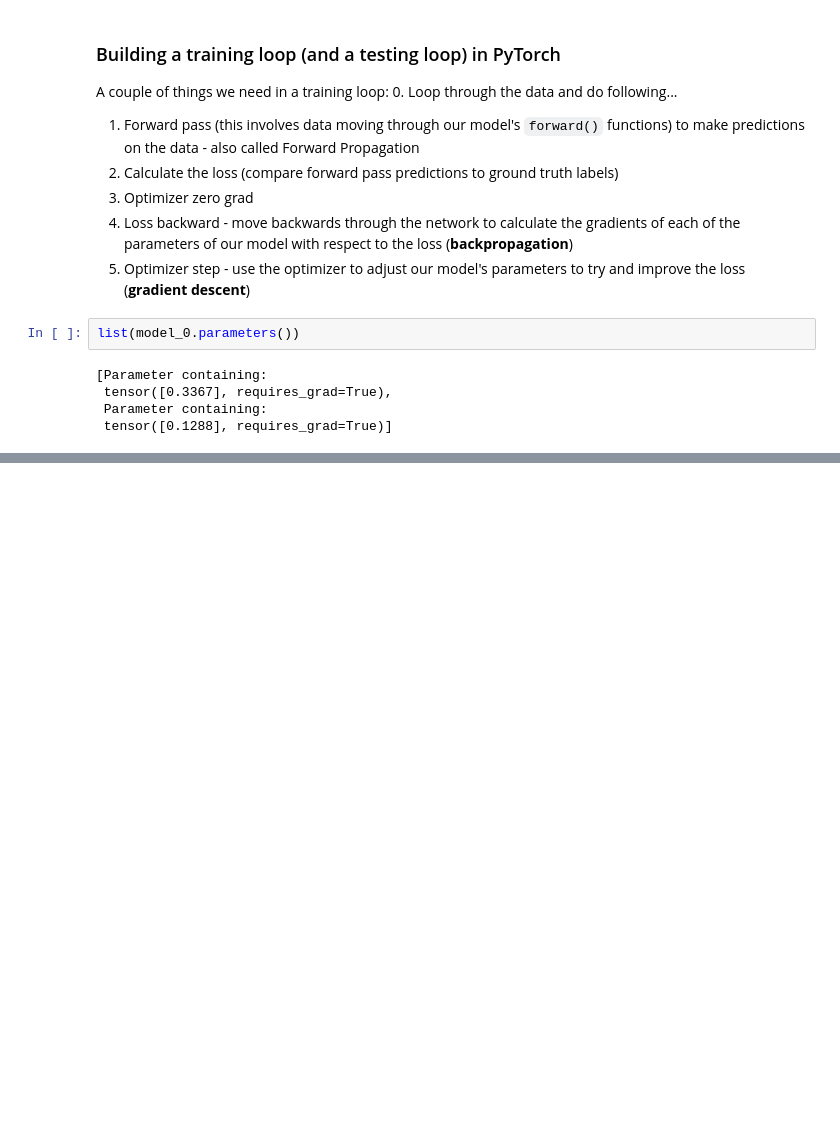
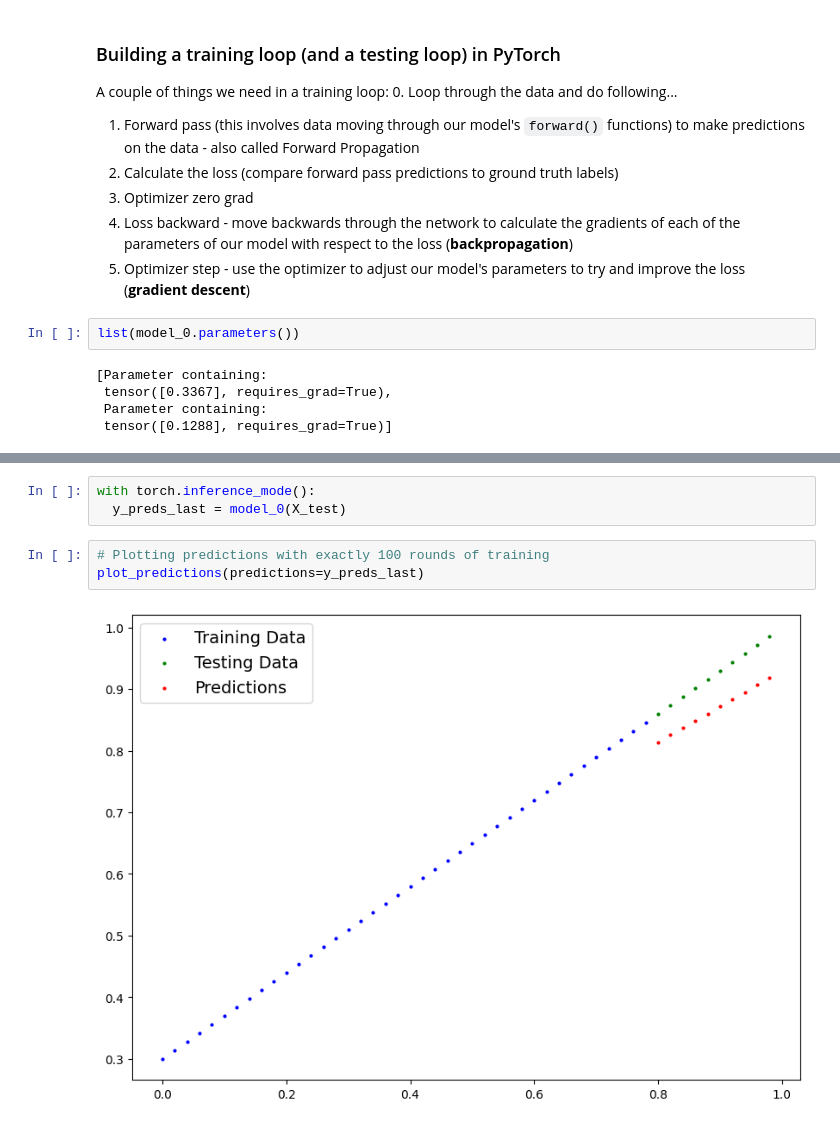
Before and after one commit to yash121299/PyTorch_Learning, a Jupyter notebook: 01_PyTorch_Workflow.ipynb, the cells around one changed output, grey strips where cells are left out. Drawn from its saved outputs; the diff is of its cells as text; blank space fills up the shorter version.

```diff
--- a/01_PyTorch_Workflow.ipynb
+++ b/01_PyTorch_Workflow.ipynb
@@ -471,0 +618,8 @@ for epoch in range(epochs):
+# %%
+with torch.inference_mode():
+  y_preds_last = model_0(X_test)
+# %%
+# Plotting predictions with exactly 100 rounds of training
+plot_predictions(predictions=y_preds_last)
+# %% [output]
+[figure, added]
```
Also changed, not shown: parts of 11 cells of this notebook.
